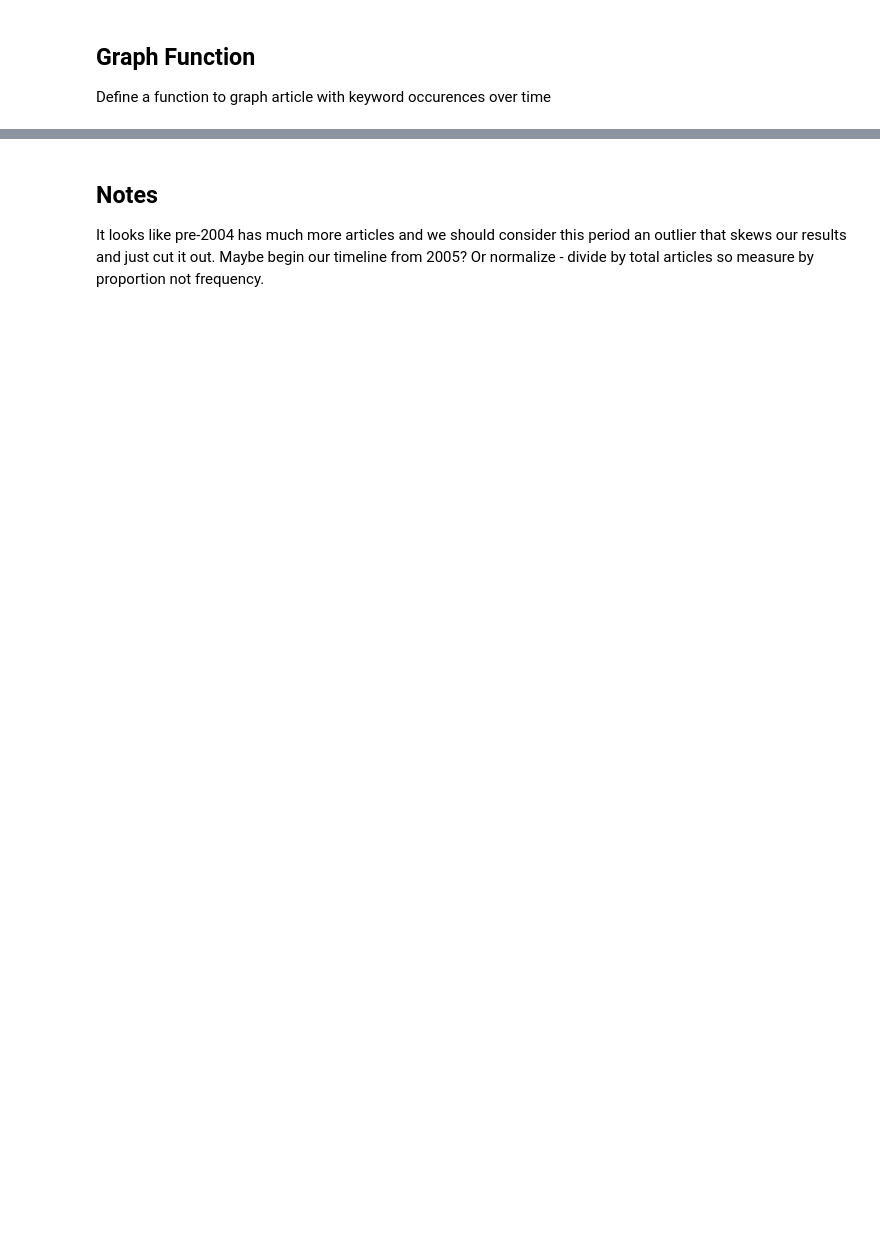
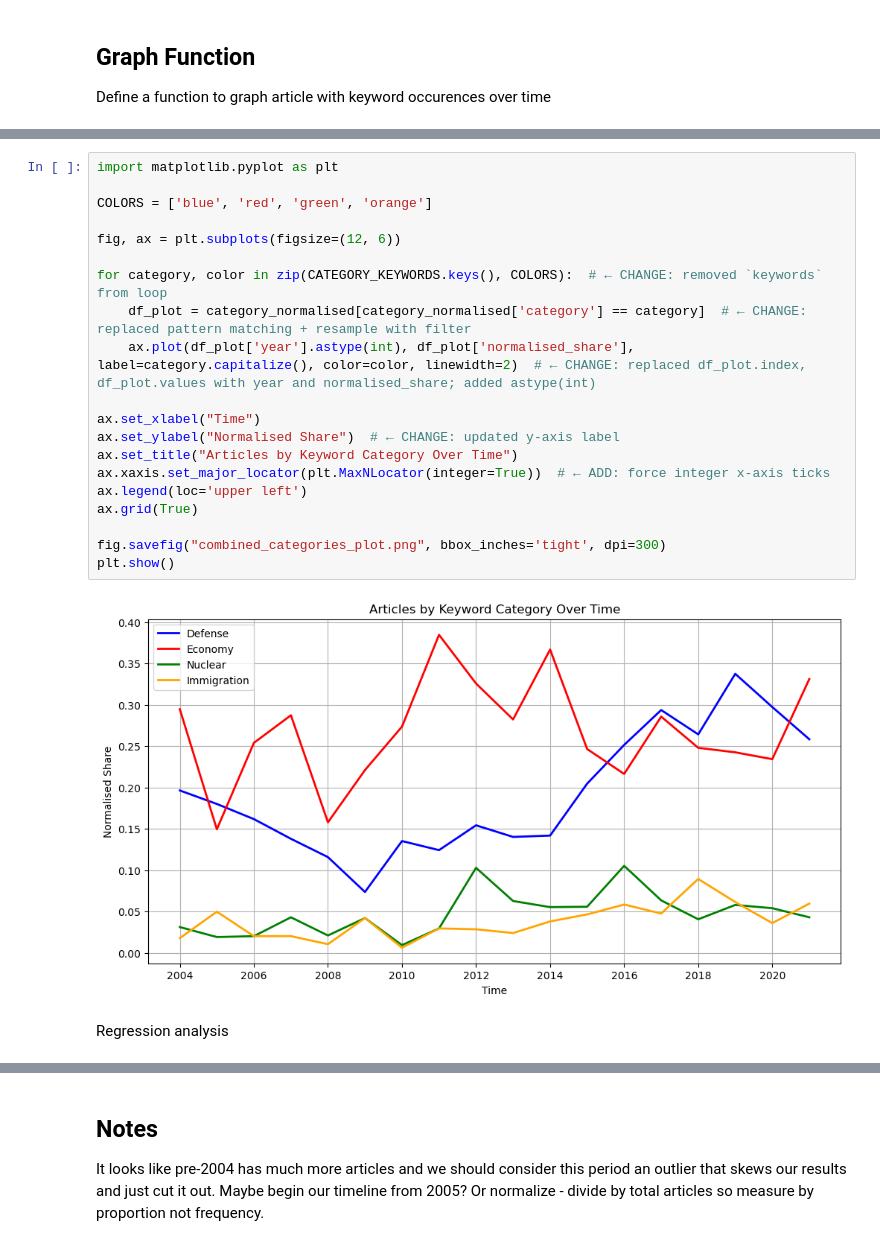
Before and after one commit to ninaudagawa/Media-Politics, a Jupyter notebook: project/notebooks/news_analysis.ipynb, the cells around one changed output, grey strips where cells are left out. Drawn from its saved outputs; the diff is of its cells as text; blank space fills up the shorter version.

Commit message:
normalisation and regression

```diff
--- a/project/notebooks/news_analysis.ipynb
+++ b/project/notebooks/news_analysis.ipynb
@@ -226,0 +318,24 @@ plt.show()
+# %%
+import matplotlib.pyplot as plt
+
+COLORS = ['blue', 'red', 'green', 'orange']
+
+fig, ax = plt.subplots(figsize=(12, 6))
+
+for category, color in zip(CATEGORY_KEYWORDS.keys(), COLORS):  # ← CHANGE: removed `keywords` from loop
+    df_plot = category_normalised[category_normalised['category'] == category]  # ← CHANGE: replaced pattern matching + resample with filter
+    ax.plot(df_plot['year'].astype(int), df_plot['normalised_share'], label=category.capitalize(), color=color, linewidth=2)  # ← CHANGE: replaced df_plot.index, df_plot.values with year and normalised_share; added astype(int)
+
+ax.set_xlabel("Time")
+ax.set_ylabel("Normalised Share")  # ← CHANGE: updated y-axis label
+ax.set_title("Articles by Keyword Category Over Time")
+ax.xaxis.set_major_locator(plt.MaxNLocator(integer=True))  # ← ADD: force integer x-axis ticks
+ax.legend(loc='upper left')
+ax.grid(True)
+
+fig.savefig("combined_categories_plot.png", bbox_inches='tight', dpi=300)
+plt.show()
+# %% [output]
+[figure, added]
+# %% [markdown]
+Regression analysis
```
Also changed, not shown: parts of 16 cells of this notebook, 8 other files.
